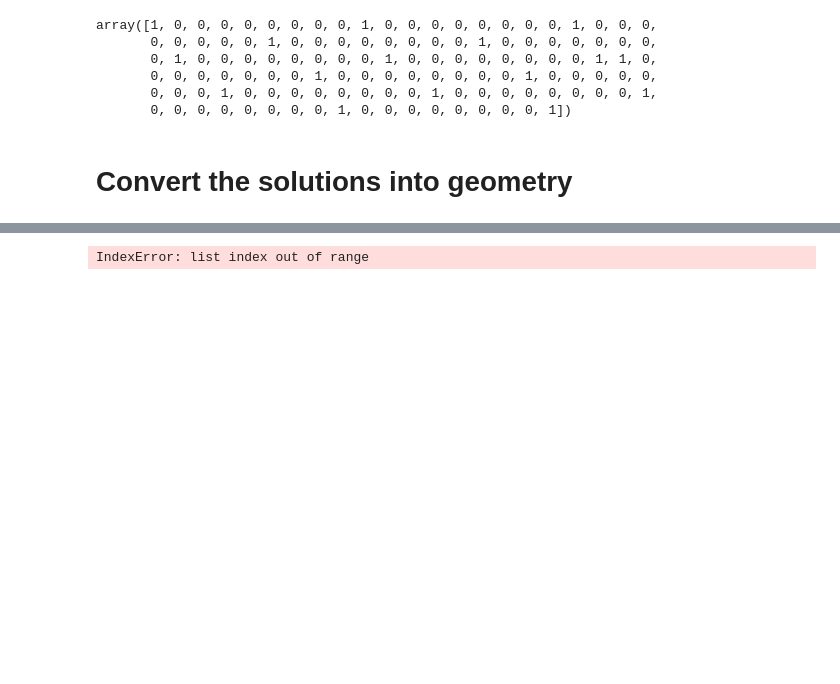
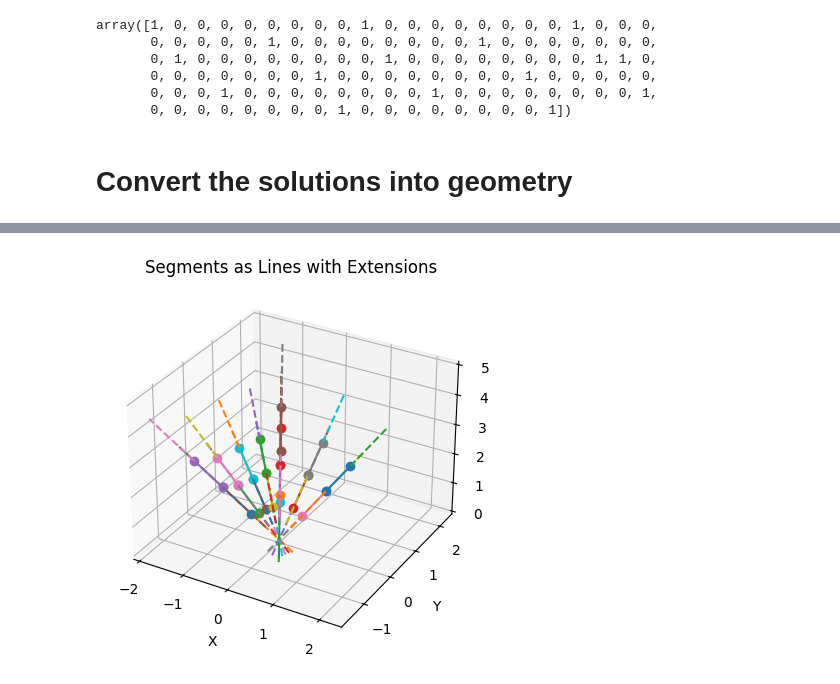
Before and after one commit to GeorgeWilliam1999/1-Bit_HHL, a Jupyter notebook: indexing_solution.ipynb, the cells around one changed output, grey strips where cells are left out. Saved outputs shown, nothing was run; the diff lists cells and outputs as text; code cells hidden in the pictures; blank space fills up the shorter version.

Commit message:
Updated and fixed index finder

```diff
--- a/indexing_solution.ipynb
+++ b/indexing_solution.ipynb
@@ -521,38 +283,32 @@ q_6: ┤ U(-π/2,0,0) ├┤ U(-π/2,0,0) ├┤ U(-π/2,0,0) ├┤ U(-π/2,0,0
-# %%
-from qiskit import QuantumCircuit, QuantumRegister
-import numpy as np
-import scipy.sparse as sp
-
-def suzuki_trotter_circuit_sparse(A, time, num_slices=1):
-    """Generate Suzuki-Trotter approximation for time evolution.
-
-    Args:
-        A (Union[np.ndarray, sp.csc_matrix]): The unitary matrix to be evolved.
-        time (float): Total evolution time.
-        num_slices (int): Number of Trotter slices.
-
-    Returns:
-        QuantumCircuit: The Suzuki-Trotter approximation circuit.
-    """
-    num_qubits = int(np.log2(A.shape[0]))
-    qr = QuantumRegister(num_qubits, name="q")
-    circuit = QuantumCircuit(qr, name="SuzukiTrotter")
-
-    if sp.issparse(A):
-        rows, cols = A.nonzero()
-        for row, col in zip(rows, cols):
-            hamiltonian_element = -1j * A[row, col] * time / num_slices
-            for _ in range(num_slices):
-                theta, phi, lam = np.angle(hamiltonian_element), -np.angle(hamiltonian_element), -np.angle(hamiltonian_element)
-                circuit.u(theta, phi, lam, qr[row - 1])  # Subtract 1 from row to get correct qubit index
-
-    return circuit
-
-# Example usage with sparse matrix:
-sparse_A_matrix = sp.csc_matrix(ham.A.todense())
-total_time = 1.0
-slices = 4
-suzuki_trotter_circ_sparse = suzuki_trotter_circuit_sparse(sparse_A_matrix, total_time, num_slices=slices)
-print(suzuki_trotter_circ_sparse)
-# %% [output]
-IndexError: list index out of range
+# %%
+a = 0  # Set your desired lower limit for the Z axis
+b = 5  # Set your desired upper limit for the Z axis
+
+fig = plt.figure()
+ax = fig.add_subplot(111, projection='3d')
+
+for segment in segments:
+    hit_from = segment.hit_from
+    hit_to = segment.hit_to
+    ax.plot([hit_from.x, hit_to.x], [hit_from.y, hit_to.y], [hit_from.z, hit_to.z], marker='o')
+
+    # Extend the vectors in both directions
+    extension_factor = 1.5
+    extended_x1 = hit_from.x - extension_factor * (hit_to.x - hit_from.x)
+    extended_y1 = hit_from.y - extension_factor * (hit_to.y - hit_from.y)
+    extended_z1 = hit_from.z - extension_factor * (hit_to.z - hit_from.z)
+    extended_x2 = hit_to.x + extension_factor * (hit_to.x - hit_from.x)
+    extended_y2 = hit_to.y + extension_factor * (hit_to.y - hit_from.y)
+    extended_z2 = hit_to.z + extension_factor * (hit_to.z - hit_from.z)
+
+    ax.plot([extended_x1, hit_from.x], [extended_y1, hit_from.y], [extended_z1, hit_from.z], linestyle='dashed')
+    ax.plot([hit_to.x, extended_x2], [hit_to.y, extended_y2], [hit_to.z, extended_z2], linestyle='dashed')
+
+ax.set_xlabel('X')
+ax.set_ylabel('Y')
+ax.set_zlabel('Z')
+ax.set_title('Segments as Lines with Extensions')
+ax.set_zlim(a, b)  # Set the Z axis limits
+plt.show()
+# %% [output]
+[figure, added]
```
Also changed, not shown: parts of 27 cells of this notebook, 2 other files.
